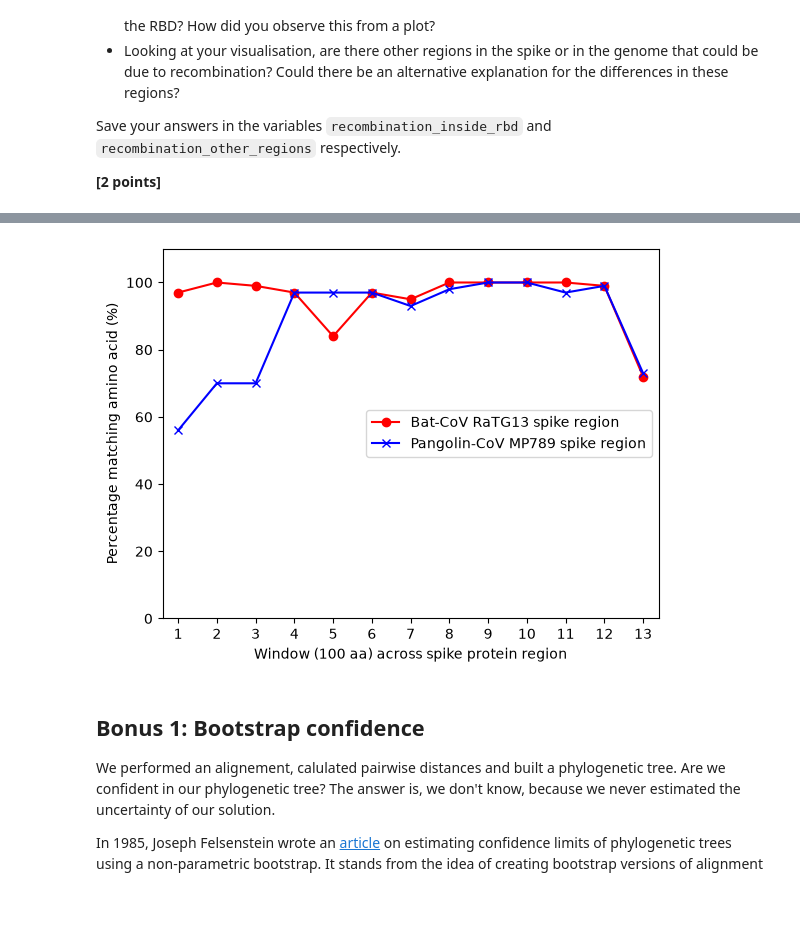
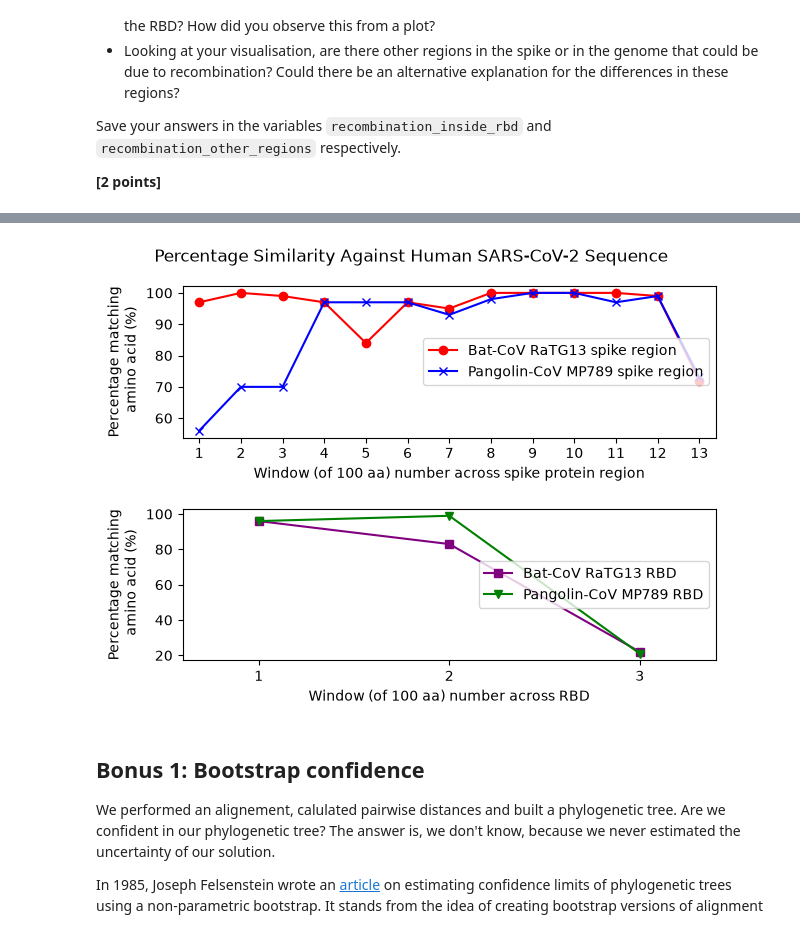
Before and after one commit to TaraMooreUNSW/assign_phylo, a Jupyter notebook: phylo_workbook.ipynb, the cells around one changed output, grey strips where cells are left out. Cells and saved outputs as stored; diff of their text form; code cells hidden in the pictures; blank space fills up the shorter version.

Commit message:
fixed problem 4 implementation to include finding the RBD for all coronaviruses and add answers to problem 4 questions

```diff
--- a/phylo_workbook.ipynb
+++ b/phylo_workbook.ipynb
@@ -263,6 +263,7 @@ accession_codes = {
 }
 
 spike_protein_seqs = {}
+spike_protein_ids = {}
 
 # Find the spike proteins of the three viruses
 for name, code in accession_codes.items():
@@ -276,53 +277,103 @@ for name, code in accession_codes.items():
             if gene_tag == "S" or "spike protein" in product_tag:
                 curr_spike_seq = feature.qualifiers.get("translation", [""])[0]
                 spike_protein_seqs[code] = curr_spike_seq
+                spike_protein_ids[code] = feature.qualifiers.get("protein_id", [""])[0]
 
 # align the sequences with each other using your global alignment implementation from the previous assignment.
 # need to compute two alignments: human to bat and human to pangolin
-human_aligned_1, bat_aligned, human_bat_score = global_alignment(spike_protein_seqs["NC_045512"], spike_protein_seqs["MN996532"], scoring_blosum62)
-human_aligned_2, pangolin_aligned, human_pangolin_score = global_alignment(spike_protein_seqs["NC_045512"], spike_protein_seqs["MT121216"], scoring_blosum62)
+human_aligned_1, bat_aligned, _ = global_alignment(spike_protein_seqs["NC_045512"], spike_protein_seqs["MN996532"], scoring_blosum62)
+human_aligned_2, pangolin_aligned, _ = global_alignment(spike_protein_seqs["NC_045512"], spike_protein_seqs["MT121216"], scoring_blosum62)
 
+# Find the RBDs
+rbd_positions = {}
+for code, sp_id in spike_protein_ids.items():
+    handle_rbd = Entrez.efetch(db="protein", id=f"{sp_id}", rettype="gp", retmode="text")
+    record_rbd = SeqIO.read(handle_rbd, "gb")
 
-# Find the RBD of SARS-CoV-2 [NCBI graphical view of the SARS-CoV-2 genome]
-# 21563..25384
+    for f_rbd in record_rbd.features:
+        if f_rbd.type == "Region":
+            region_name = f_rbd.qualifiers.get("region_name", [""])[0]
+
+            if "rbd" in region_name.lower():
+                rbd_positions[code] = (f_rbd.location.start, f_rbd.location.end)
+
+rbd_seqs = {}
+for code, (start, end) in rbd_positions.items():
+    curr_rbd_seq = spike_protein_seqs[code][start:end]
+    rbd_seqs[code] = curr_rbd_seq
+
 # and look at the aminoacid similarity inside and outside the RBD.
-
 # we will use a sliding window approach to calculate the similarity between sequences.
 # Calculate the average number of matching amino acids for each window location in the alignment and plot the resulting similarity sequence.
 # A window size of 100 is a good starting point.
 # Perform this sliding window approach for both alignments and plot both similarity sequences in a single figure.
 WINDOW_SIZE = 100 # amino acids
-match_aa_bat = []
-match_aa_pang = []
+whole_seq_match_aa_bat = []
+whole_seq_match_aa_pang = []
 
 for i in range(0, len(human_aligned_1), WINDOW_SIZE):
-    match_aa_bat.append(sum(a == b for a, b in zip(human_aligned_1[i:i+WINDOW_SIZE], bat_aligned[i:i+WINDOW_SIZE])))
+    whole_seq_match_aa_bat.append(sum(a == b for a, b in zip(human_aligned_1[i:i+WINDOW_SIZE], bat_aligned[i:i+WINDOW_SIZE])))
 
 for i in range(0, len(human_aligned_2), WINDOW_SIZE):
-    match_aa_pang.append(sum(a == b for a, b in zip(human_aligned_2[i:i+WINDOW_SIZE], pangolin_aligned[i:i+WINDOW_SIZE])))
+    whole_seq_match_aa_pang.append(sum(a == b for a, b in zip(human_aligned_2[i:i+WINDOW_SIZE], pangolin_aligned[i:i+WINDOW_SIZE])))
 
-avg_match_bat = sum(match_aa_bat) / len(match_aa_bat)
-avg_match_pang = sum(match_aa_pang) / len(match_aa_pang)
+avg_match_bat = sum(whole_seq_match_aa_bat) / len(whole_seq_match_aa_bat)
+avg_match_pang = sum(whole_seq_match_aa_pang) / len(whole_seq_match_aa_pang)
+print(f"Average match percentage for bat coronavirus (whole spike protein seq): {avg_match_bat}%")
+print(f"Average match percentage for pangolin coronavirus (whole spike protein seq): {avg_match_pang}%")
+
+rbd_seq_match_aa_bat = []
+rbd_seq_match_aa_pang = []
+human_aligned_rbd1, bat_aligned_rbd, _ = global_alignment(rbd_seqs["NC_045512"], rbd_seqs["MN996532"], scoring_blosum62)
+human_aligned_rbd2, pangolin_aligned_rbd, _ = global_alignment(rbd_seqs["NC_045512"], rbd_seqs["MT121216"], scoring_blosum62)
+
+for i in range(0, len(human_aligned_rbd1), WINDOW_SIZE):
+    rbd_seq_match_aa_bat.append(sum(a == b for a, b in zip(human_aligned_rbd1[i:i+WINDOW_SIZE], bat_aligned_rbd[i:i+WINDOW_SIZE])))
+
+for i in range(0, len(human_aligned_rbd2), WINDOW_SIZE):
+    rbd_seq_match_aa_pang.append(sum(a == b for a, b in zip(human_aligned_rbd2[i:i+WINDOW_SIZE], pangolin_aligned_rbd[i:i+WINDOW_SIZE])))
+
+avg_match_bat_rbd= sum(rbd_seq_match_aa_bat) / len(rbd_seq_match_aa_bat)
+avg_match_pang_rbd = sum(rbd_seq_match_aa_pang) / len(rbd_seq_match_aa_pang)
+print(f"Average match percentage for bat coronavirus (RBD seq): {avg_match_bat_rbd}%")
+print(f"Average match percentage for pangolin coronavirus (RBD seq): {avg_match_pang_rbd}%")
 
 # Create a visualization similar to the one in Fig. 2a from [the original Nature paper]
 # to compare the human-to-bat and the human-to-pangolin alignments.
 # plot of matches
-fig, ax = plt.subplots()
+fig, (ax1, ax2) = plt.subplots(2,1)
 
-x_ind_bat = range(1, len(match_aa_bat) + 1)
-x_ind_pang = range(1, len(match_aa_pang) + 1)
+x1_ind_bat = range(1, len(whole_seq_match_aa_bat) + 1)
+x1_ind_pang = range(1, len(whole_seq_match_aa_pang) + 1)
 
-ax.plot(x_ind_bat, match_aa_bat, label="Bat-CoV RaTG13 spike region", color="red", marker="o")
-ax.plot(x_ind_pang, match_aa_pang, label="Pangolin-CoV MP789 spike region", color="blue", marker='x')
-ax.legend(loc="center right")
+ax1.plot(x1_ind_bat, whole_seq_match_aa_bat, label="Bat-CoV RaTG13 spike region", color="red", marker="o")
+ax1.plot(x1_ind_pang, whole_seq_match_aa_pang, label="Pangolin-CoV MP789 spike region", color="blue", marker='x')
+ax1.legend(loc="center right")
 
-ax.set_xlabel("Window number (100 aa) across spike protein region")
-ax.set_ylabel("Percentage matching amino acid (%)")
+ax1.set_xlabel("Window (of 100 aa) number across spike protein region")
+ax1.set_ylabel("Percentage matching\n amino acid (%)")
+plt.suptitle("Percentage Similarity Against Human SARS-CoV-2 Sequence")
 
-plt.ylim(0, 110)
-plt.xticks(range(1, len(match_aa_bat) + 1, 1))
+x2_ind_bat = range(1, len(rbd_seq_match_aa_bat) + 1)
+x2_ind_pang = range(1, len(rbd_seq_match_aa_pang) + 1)
+
+ax2.plot(x2_ind_bat, rbd_seq_match_aa_bat, label="Bat-CoV RaTG13 RBD", color="purple", marker="s")
+ax2.plot(x2_ind_pang, rbd_seq_match_aa_pang, label="Pangolin-CoV MP789 RBD", color="green", marker='v')
+ax2.legend(loc="center right")
+
+ax2.set_xlabel("Window (of 100 aa) number across RBD")
+ax2.set_ylabel("Percentage matching\n amino acid (%)")
+
+
+ax1.set_xticks(range(1, len(whole_seq_match_aa_bat) + 1, 1))
 x_padding = 0.4
-plt.xlim(1 - x_padding, len(match_aa_bat) + x_padding)
+ax1.set_xlim(1 - x_padding, len(whole_seq_match_aa_bat) + x_padding)
 
+ax2.set_xticks(range(1, len(rbd_seq_match_aa_bat) + 1, 1))
+x_padding = 0.4
+ax2.set_xlim(1 - x_padding, len(rbd_seq_match_aa_bat) + x_padding)
+
+
+plt.tight_layout(h_pad=2)
 plt.savefig('recombination.svg')
 # %% [output]
@@ -329 +384 @@ plt.savefig('recombination.svg')
-[figure, old version]
+[figure, new version]
```
Also changed, not shown: parts of 5 cells of this notebook, 2 other files.
